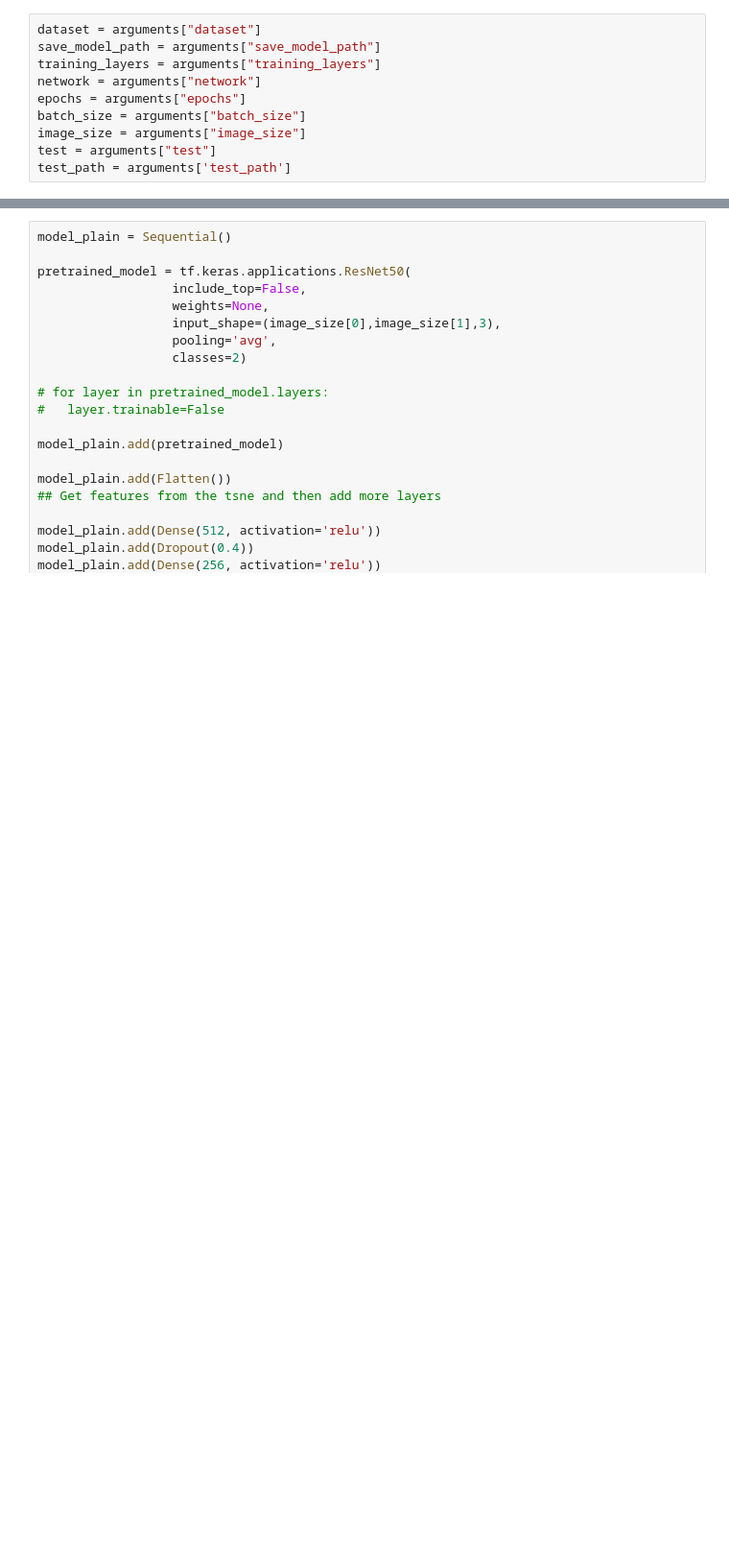
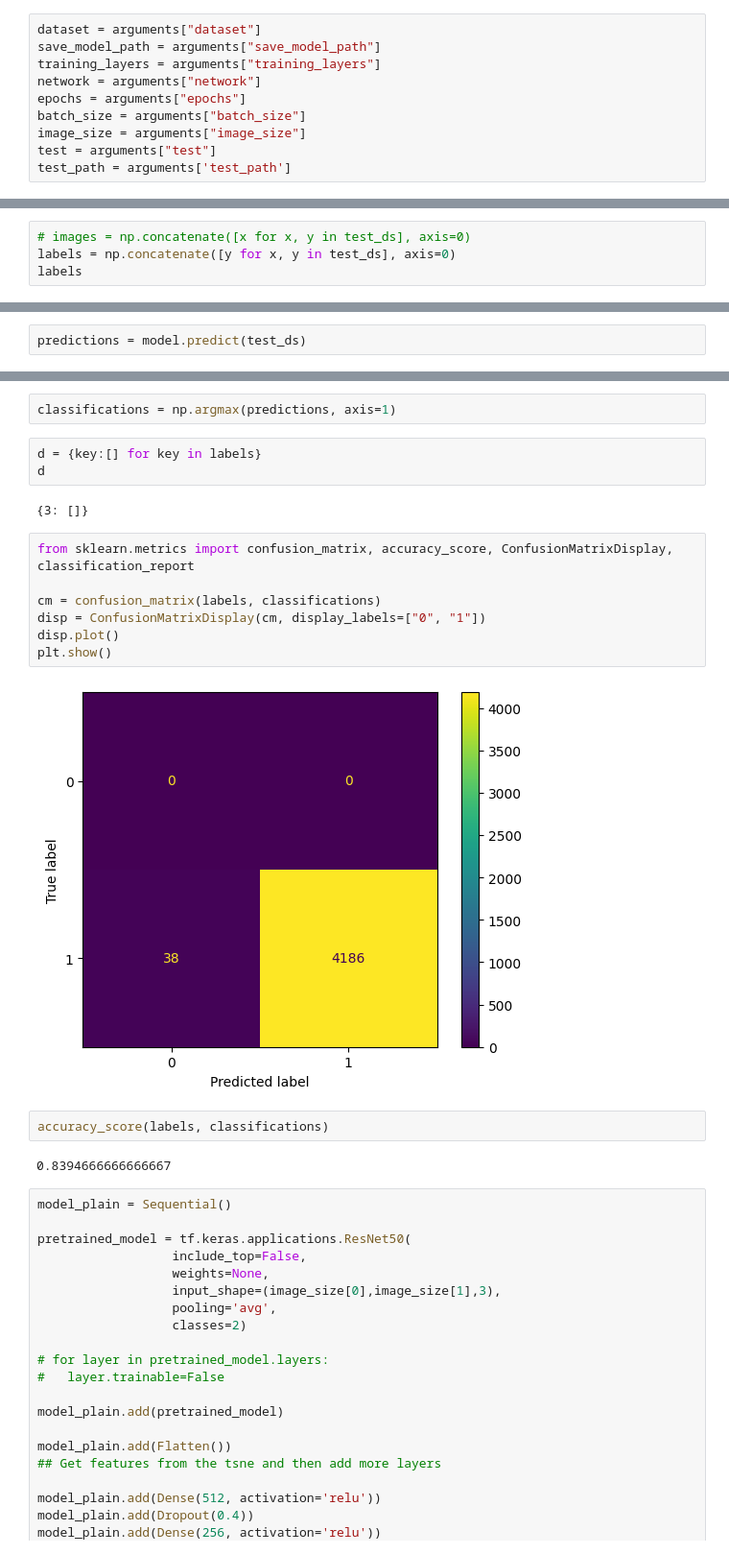
Before and after one commit to sharon-kurant/VCE_Remission_Classification, a Jupyter notebook: stills_keras.ipynb, the cells around one changed output, grey strips where cells are left out. Shown: that part at 96% size. Saved outputs shown, nothing was run; the diff lists cells and outputs as text; blank space fills up the shorter version.

```diff
--- a/stills_keras.ipynb
+++ b/stills_keras.ipynb
@@ -136,0 +301,4 @@ Epoch 3/3
+# %%
+# images = np.concatenate([x for x, y in test_ds], axis=0)
+labels = np.concatenate([y for x, y in test_ds], axis=0)
+labels
@@ -136,0 +312,2 @@ Epoch 3/3
+# %%
+predictions = model.predict(test_ds)
@@ -137,3 +316,23 @@ Epoch 3/3
+# %%
+classifications = np.argmax(predictions, axis=1)
+# %%
+d = {key:[] for key in labels}
+d
+# %% [output]
+{3: []}
+# %%
+from sklearn.metrics import confusion_matrix, accuracy_score, ConfusionMatrixDisplay, classification_report
+
+cm = confusion_matrix(labels, classifications)
+disp = ConfusionMatrixDisplay(cm, display_labels=["0", "1"])
+disp.plot()
+plt.show()
+# %% [output]
+[figure, added]
+# %%
+accuracy_score(labels, classifications)
+# %% [output]
+0.8394666666666667
 # %%
 model_plain = Sequential()
 
```
Also changed, not shown: parts of 30 cells of this notebook.
